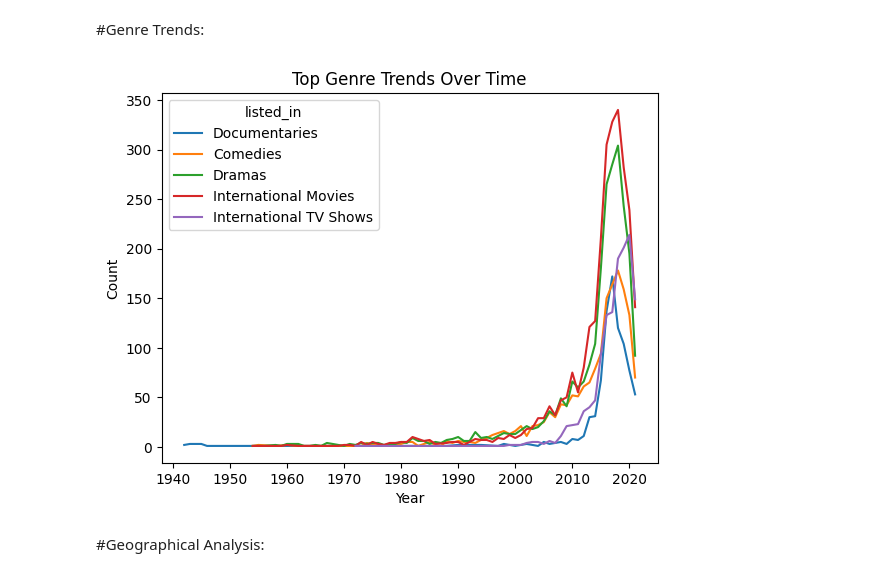
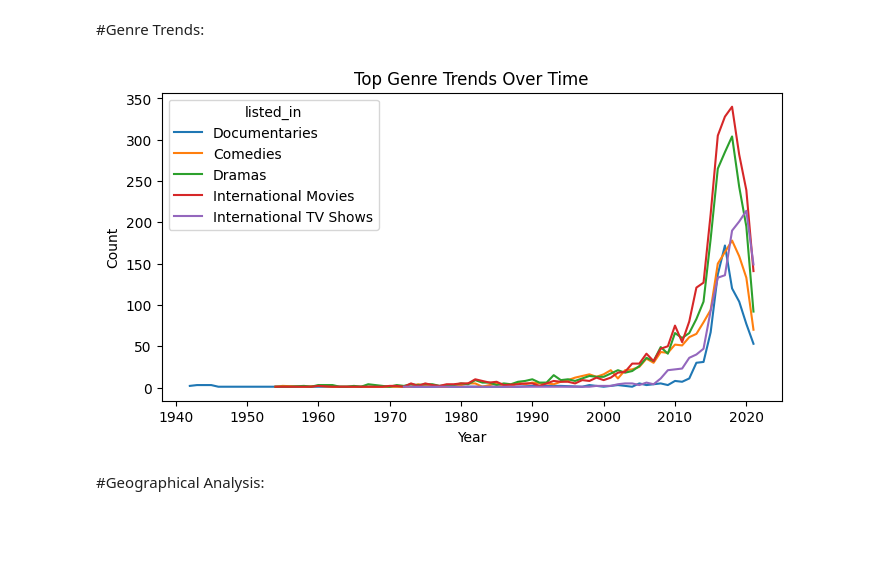
Before and after one commit to amss11258/Netflix-capstone-project, a Jupyter notebook: Netflix_Capstone.ipynb, the cells around one changed output. Drawn from its saved outputs; the diff is of its cells as text; code cells hidden in the pictures; blank space fills up the shorter version.

```diff
--- a/Netflix_Capstone.ipynb
+++ b/Netflix_Capstone.ipynb
@@ -191,20 +226,20 @@ plt.show()
 # %%
 df = pd.read_csv('netflix_titles.csv')
 df = df[['release_year', 'listed_in']].dropna()
 df = df.assign(listed_in=df['listed_in'].str.split(', ')).explode('listed_in')
 
 top_genres = df['listed_in'].value_counts().head(5).index
 df = df[df['listed_in'].isin(top_genres)]
 
 genre_trend = df.groupby(['release_year', 'listed_in']).size().reset_index(name='count')
-
+plt.figure(figsize=(8,4))
 sns.lineplot(data=genre_trend, x='release_year', y='count', hue='listed_in')
 plt.title("Top Genre Trends Over Time")
 plt.xlabel("Year")
 plt.ylabel("Count")
 plt.show()
 # %% [output]
-[figure, old version]
+[figure, new version]
 # %% [markdown]
 #Geographical Analysis:
 # %%
```
Also changed, not shown: parts of 22 cells of this notebook.
